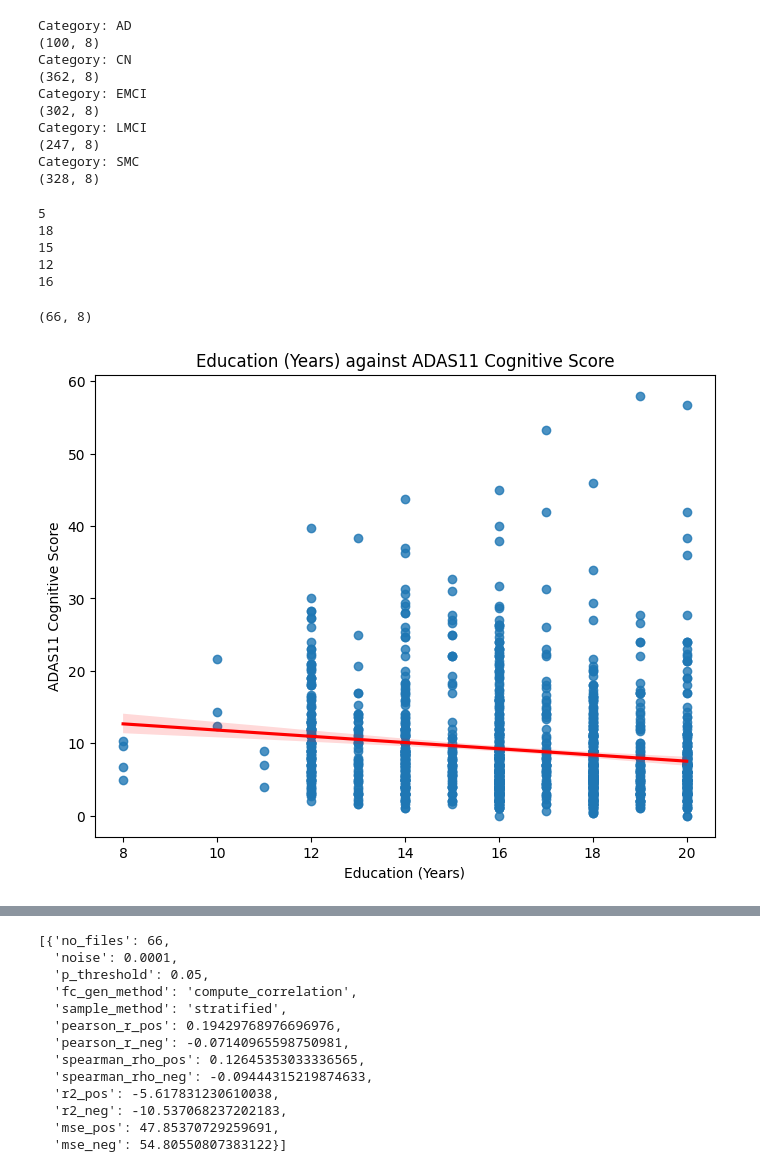
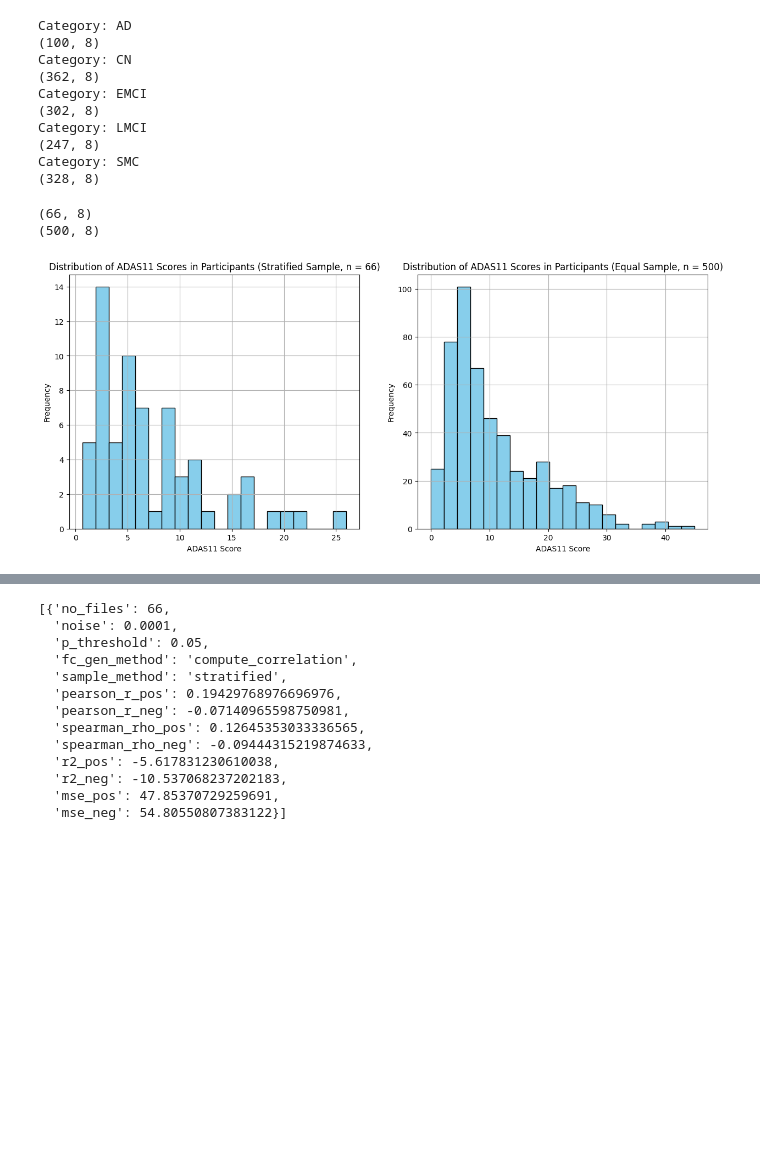
Before and after one commit to dChakr/ad_modelling_fyp, a Jupyter notebook: predictors/cpm_2.ipynb, the cells around one changed output, grey strips where cells are left out. Drawn from its saved outputs; the diff is of its cells as text; code cells hidden in the pictures; blank space fills up the shorter version.

```diff
--- a/predictors/cpm_2.ipynb
+++ b/predictors/cpm_2.ipynb
@@ -134,7 +132,7 @@ def normalise_correlate_fc(fmri):
 # %%
 # ADAS_DATA = '../data/ADAS_ADNIGO23_17Apr2024_FILTERED_wfiles_197.csv'
 # PHC_DATA = '../data/ADSP_PHC_COGN_Dec2023_FILTERED_wfiles.csv'
-ADNI_MERGE = '../data/ADNIMERGE_29Apr2024_wFiles.csv'
+ADNI_MERGE = '../data/ADNIMERGE/ADNIMERGE_29Apr2024_wFiles.csv'
 df = pd.read_csv(ADNI_MERGE)
 # df = df.drop(columns=['RID', 'VISCODE2', 'PHC_Diagnosis', 'PHC_EXF', 'PHC_LAN', 'PHC_VSP'])
 df.head()
@@ -187,44 +185,67 @@ Category: LMCI
 Category: SMC
 (328, 8)
 # %%
+# STRATIFIED SAMPLING FROM EACH PATIENT GROUP
+
 sample_df = None
 total_sample = 0
 
 for category, group in grouped:
     f = group.shape[0]
     sample_n = 1 if f * 0.05 < 1 else round(f * 0.05)
-    print(sample_n)
+#     print(sample_n)
 
     random = group.sample(sample_n)
     sample_df = pd.concat([sample_df, random])
 
 sample_df = sample_df.reset_index(drop=True)
-sample_df.shape
+print(sample_df.shape)
+
+# EQUAL SAMPLING FROM EACH PATIENT GROUP
+# Want a sample of size 100 from each bucket
+
+sample_eq_df = None
+sample_n = 100
+
+for category, group in grouped:
+    f = group.shape[0]
+    bucket_n = sample_n if f > sample_n else f
+
+    random = group.sample(bucket_n)
+    sample_eq_df = pd.concat([sample_eq_df, random])
+
+sample_eq_df = sample_eq_df.reset_index(drop=True)
+print(sample_eq_df.shape)
 # %% [output]
-5
-18
-15
-12
-16
+(66, 8)
+(500, 8)
-(66, 8)
 # %%
-plt.figure(figsize=(8, 6))
-# plt.hist(sample_df['ADAS11'], bins=20, color='skyblue', edgecolor='black')
-# plt.title('Distribution of ADAS11 Scores in Participants (Sample Size = 66)')
-# plt.xlabel('ADAS11 Score')
-# plt.ylabel('Frequency')
-# plt.grid(True)
-# plt.axis('on')
-# plt.savefig('../data/adas11_score_dist_n_66.png')
+fig, ax = plt.subplots(1, 2, figsize=(15, 6))
+
+ax[0].hist(sample_df['ADAS11'], bins=20, color='skyblue', edgecolor='black')
+ax[0].set_title('Distribution of ADAS11 Scores in Participants (Stratified Sample, n = 66)')
+ax[0].set_xlabel('ADAS11 Score')
+ax[0].set_ylabel('Frequency')
+ax[0].grid(True)
+ax[0].axis('on')
+
+ax[1].hist(sample_eq_df['ADAS11'], bins=20, color='skyblue', edgecolor='black')
+ax[1].set_title('Distribution of ADAS11 Scores in Participants (Equal Sample, n = 500)')
+ax[1].set_xlabel('ADAS11 Score')
+ax[1].set_ylabel('Frequency')
+ax[1].grid(True)
+ax[1].axis('on')
+
+plt.savefig('../data/adas11_score_sample_comp.png')
 
 # plt.scatter(adni_df['PTEDUCAT'], adni_df['ADAS11'])
-sns.regplot(x='PTEDUCAT', y='ADAS11', data=adni_df, line_kws={'color':'red'})
-plt.xlabel('Education (Years)')  # Replace 'X Axis Label' with the label for your x-axis
-plt.ylabel('ADAS11 Cognitive Score')  # Replace 'Y Axis Label' with the label for your y-axis
-plt.title('Education (Years) against ADAS11 Cognitive Score')   # Replace 'Scatter Plot' with the title for your plot
-plt.savefig('../data/adas11_score_against_education.png')
+# sns.regplot(x='PTEDUCAT', y='ADAS11', data=adni_df, line_kws={'color':'red'})
+# plt.xlabel('Education (Years)')  # Replace 'X Axis Label' with the label for your x-axis
+# plt.ylabel('ADAS11 Cognitive Score')  # Replace 'Y Axis Label' with the label for your y-axis
+# plt.title('Education (Years) against ADAS11 Cognitive Score')   # Replace 'Scatter Plot' with the title for your plot
+# plt.savefig('../data/adas11_score_against_education.png')
 
 plt.show()
 # %% [output]
-[figure, old version]
+[figure, new version]
 # %%
```
Also changed, not shown: parts of 10 cells of this notebook, 7 other files.
